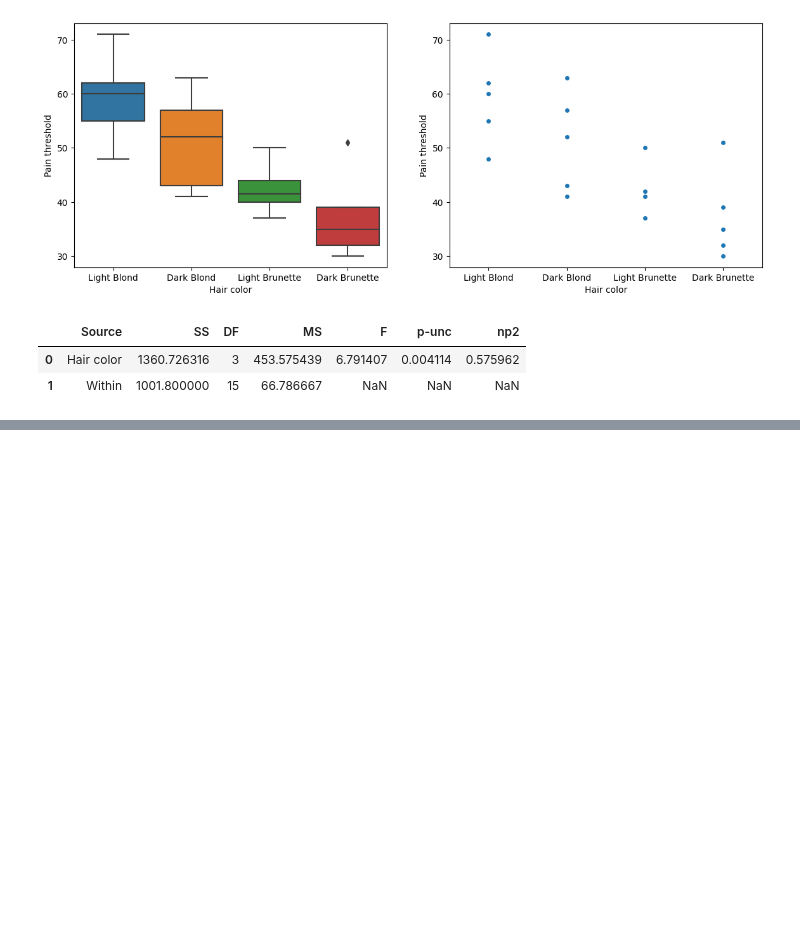
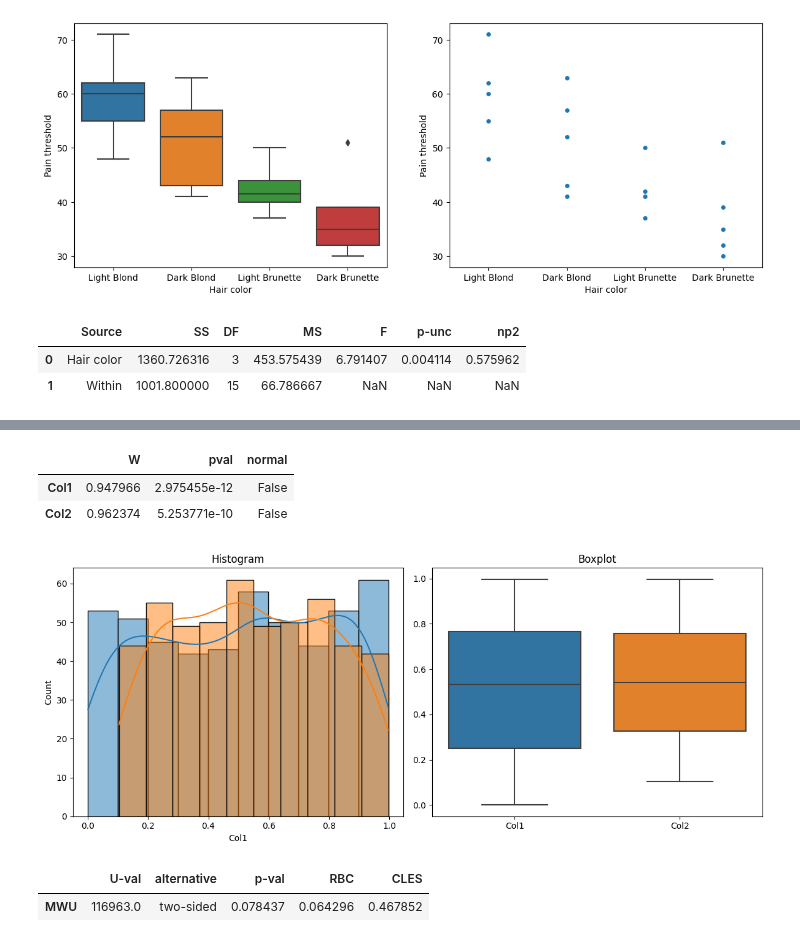
Before and after one commit to Danpr1984/Calculator-, a Jupyter notebook: hypothesis_test.ipynb, the cells around one changed output, grey strips where cells are left out. Saved outputs shown, nothing was run; the diff lists cells and outputs as text; code cells hidden in the pictures; blank space fills up the shorter version.

```diff
--- a/hypothesis_test.ipynb
+++ b/hypothesis_test.ipynb
@@ -399,0 +402,5 @@ pg.anova(data=df, dv='Pain threshold', between='Hair color', detailed=True)
+# %%
+np.random.seed(1)
+df = pd.DataFrame(data={'Col1':np.random.uniform(low=0, high=1, size=500),
+                        'Col2':np.random.uniform(low=0.1, high=1, size=500)})
+df.head()
@@ -399,0 +414,27 @@ pg.anova(data=df, dv='Pain threshold', between='Hair color', detailed=True)
+# %%
+pg.normality(data=df, alpha=0.05)
+# %% [output]
+|  | W | pval | normal |
+| Col1 | 0.947966 | 2.975455e-12 | False |
+| Col2 | 0.962374 | 5.253771e-10 | False |
+# %%
+fig, axes = plt.subplots(nrows=1, ncols=2, figsize=(12, 5))
+
+# Histogram
+sns.histplot(data=df, x='Col1', ax=axes[0], kde=True)
+sns.histplot(data=df, x='Col2', ax=axes[0], kde=True)
+axes[0].set_title('Histogram')
+
+# Boxplot
+sns.boxplot(data=df[['Col1', 'Col2']], ax=axes[1])
+axes[1].set_title('Boxplot')
+
+plt.tight_layout()
+plt.show()
+# %% [output]
+[figure, added]
+# %%
+pg.mwu(x=df['Col1'], y=df['Col2'])
+# %% [output]
+|  | U-val | alternative | p-val | RBC | CLES |
+| MWU | 116963.0 | two-sided | 0.078437 | 0.064296 | 0.467852 |
```
Also changed, not shown: parts of 8 cells of this notebook.
